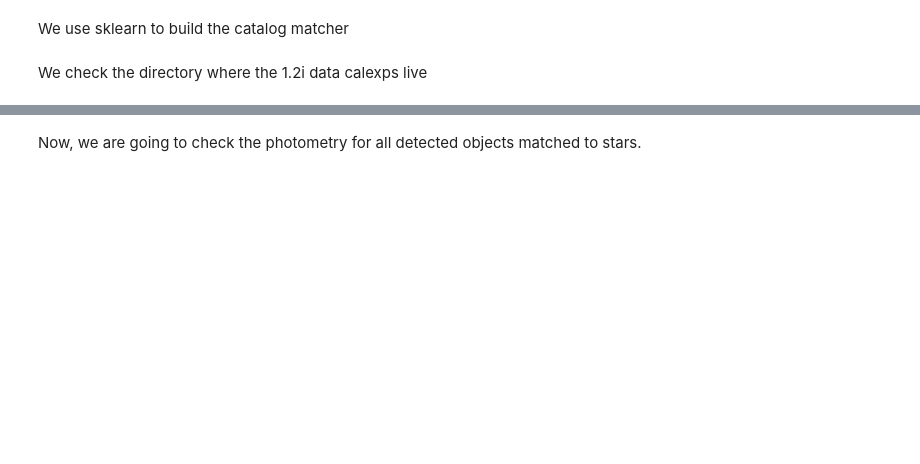
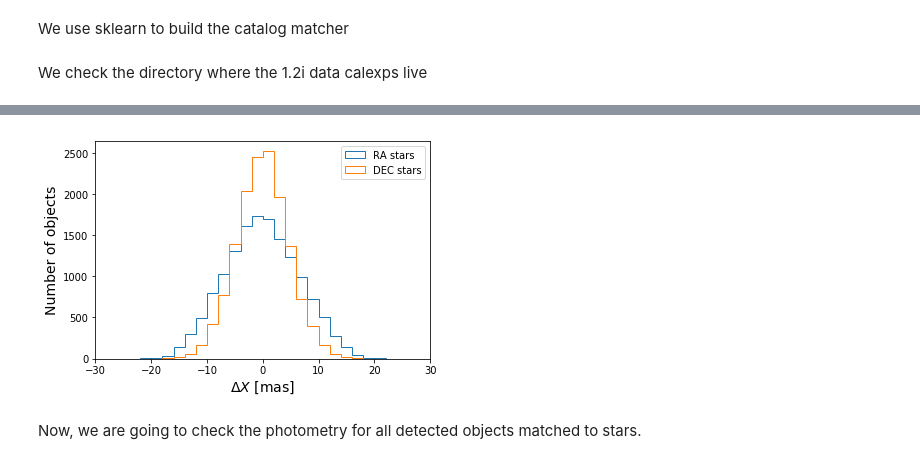
Before and after one commit to LSSTDESC/DC2-analysis, a Jupyter notebook: validation/DC2_calexp_src_validation_1p2.ipynb, the cells around one changed output, grey strips where cells are left out. Saved outputs shown, nothing was run; the diff lists cells and outputs as text; code cells hidden in the pictures; blank space fills up the shorter version.

```diff
--- a/validation/DC2_calexp_src_validation_1p2.ipynb
+++ b/validation/DC2_calexp_src_validation_1p2.ipynb
@@ -375,3 +229,16 @@ plt.legend(loc='best')
+# %%
+isastro = data_im['calib_astrometry_used']
+data_mask = (matched) & (isastro) & (data['star'][in_footprint][ind_mag]) # We want objects used for astrometric calibration and matched to stars
+plt.hist(3600000*np.cos(data_im['coord_dec'][data_mask])*(np.degrees(data_im['coord_ra'])[data_mask]
+                  -ra_true[ind_mag][data_mask]),range=(-200,200),bins=200, histtype='step',label='RA stars')
+plt.hist(3600000*(np.degrees(data_im['coord_dec'])[data_mask]
+                  -dec_true[ind_mag][data_mask]),range=(-200,200),bins=200, histtype='step',label='DEC stars')
+plt.xlim(-30,30)
+plt.xlabel(r'$\Delta X $ [mas]',fontsize=14)
+plt.ylabel('Number of objects',fontsize=14)
+plt.legend(loc='best');
+# %% [output]
+[figure, added]
 # %% [markdown]
 Now, we are going to check the photometry for all detected objects matched to stars.
 # %%
```
Also changed, not shown: parts of 74 cells of this notebook.
